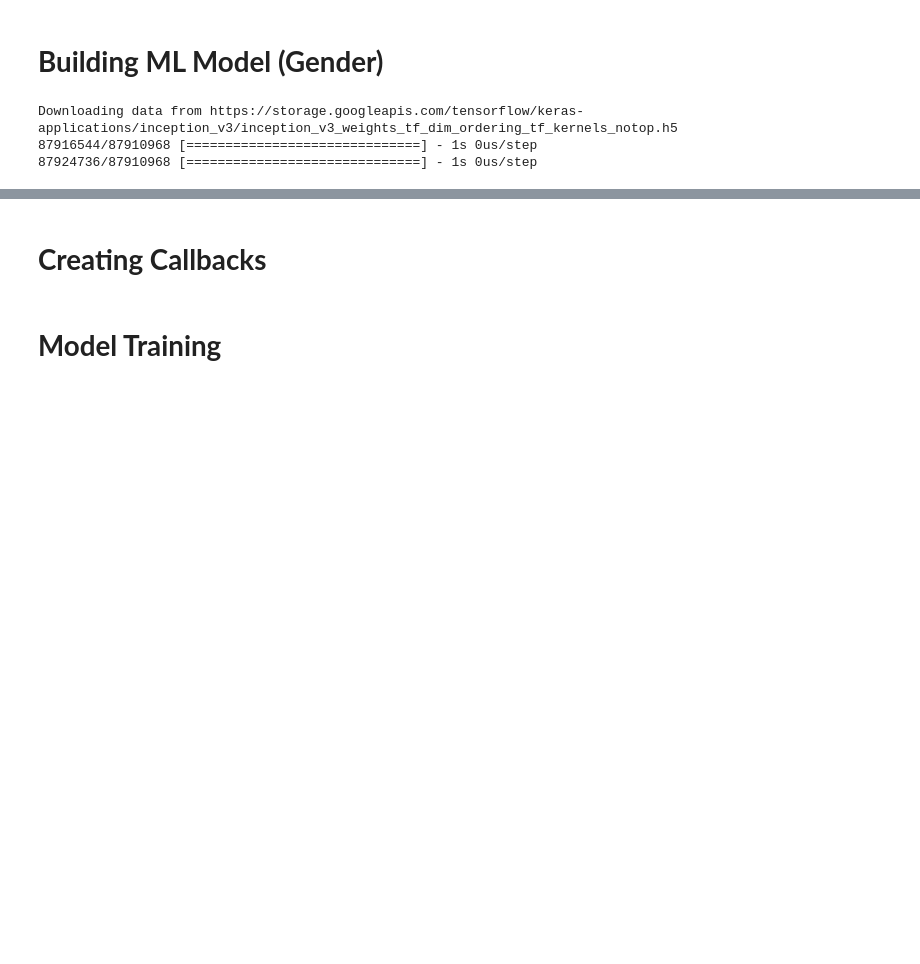
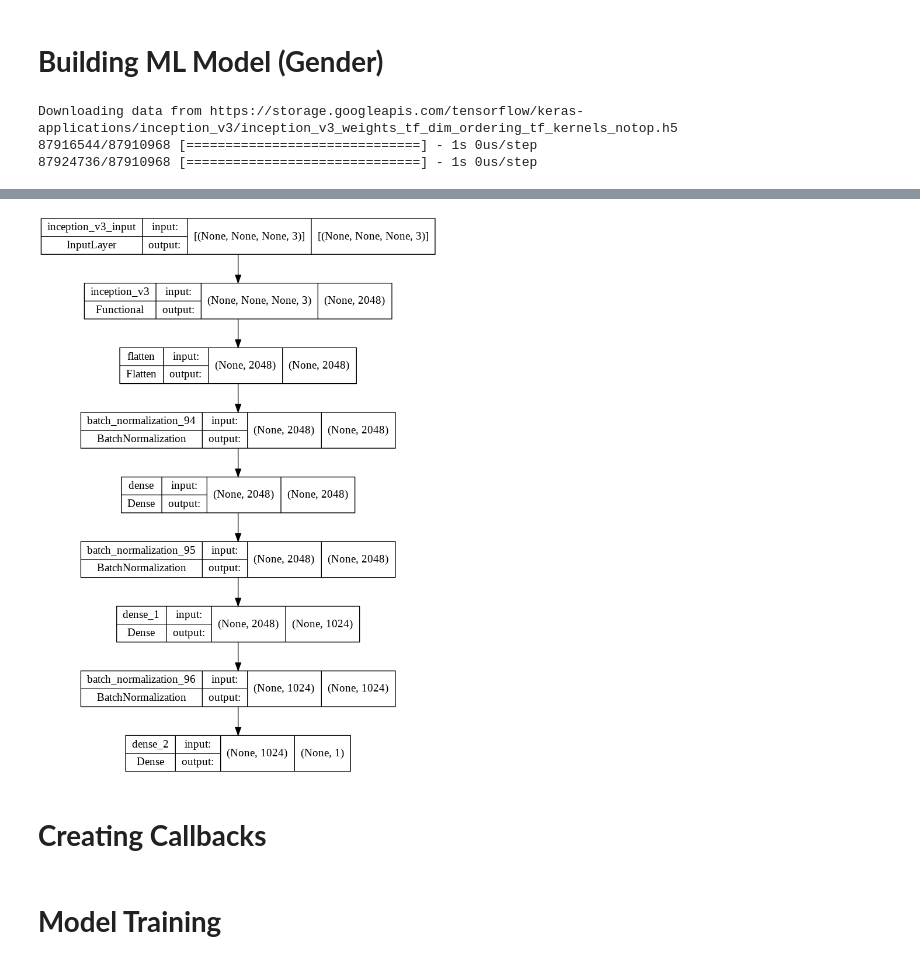
Before and after one commit to NurIzzati11/GenderXEmotion, a Jupyter notebook: GenderXEmotion(Gender)EXPERIMENT1.ipynb, the cells around one changed output, grey strips where cells are left out. Saved outputs shown, nothing was run; the diff lists cells and outputs as text; code cells hidden in the pictures; blank space fills up the shorter version.

```diff
--- a/GenderXEmotion(Gender)EXPERIMENT1.ipynb
+++ b/GenderXEmotion(Gender)EXPERIMENT1.ipynb
@@ -100,3 +121,7 @@ model.compile(optimizer='adam',
+# %%
+plot_model(model, to_file='model.png', show_shapes=True, show_layer_names=True)
+# %% [output]
+[figure, added]
 # %% [markdown]
 # **Creating Callbacks**
 # %%
```
Also changed, not shown: parts of 2 cells of this notebook.
